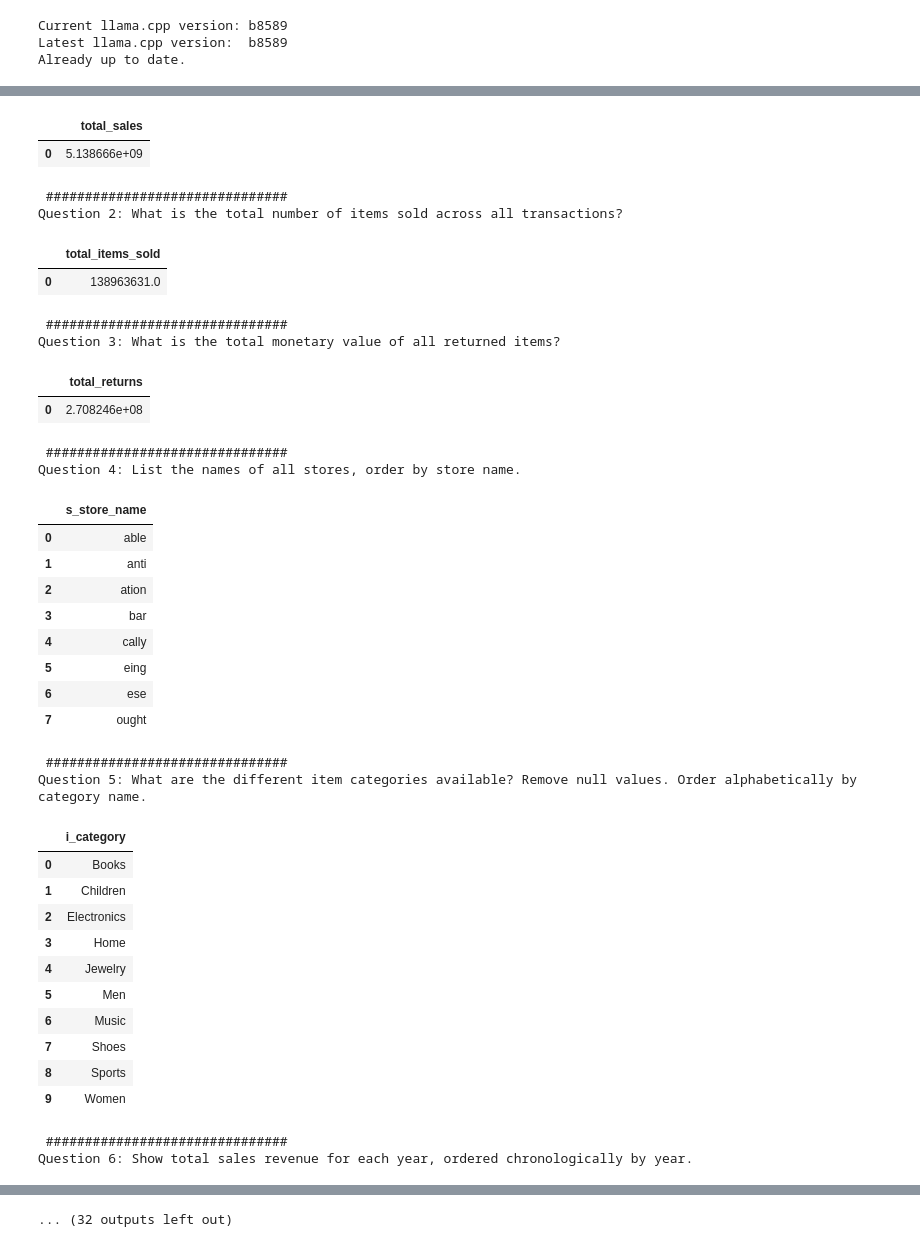
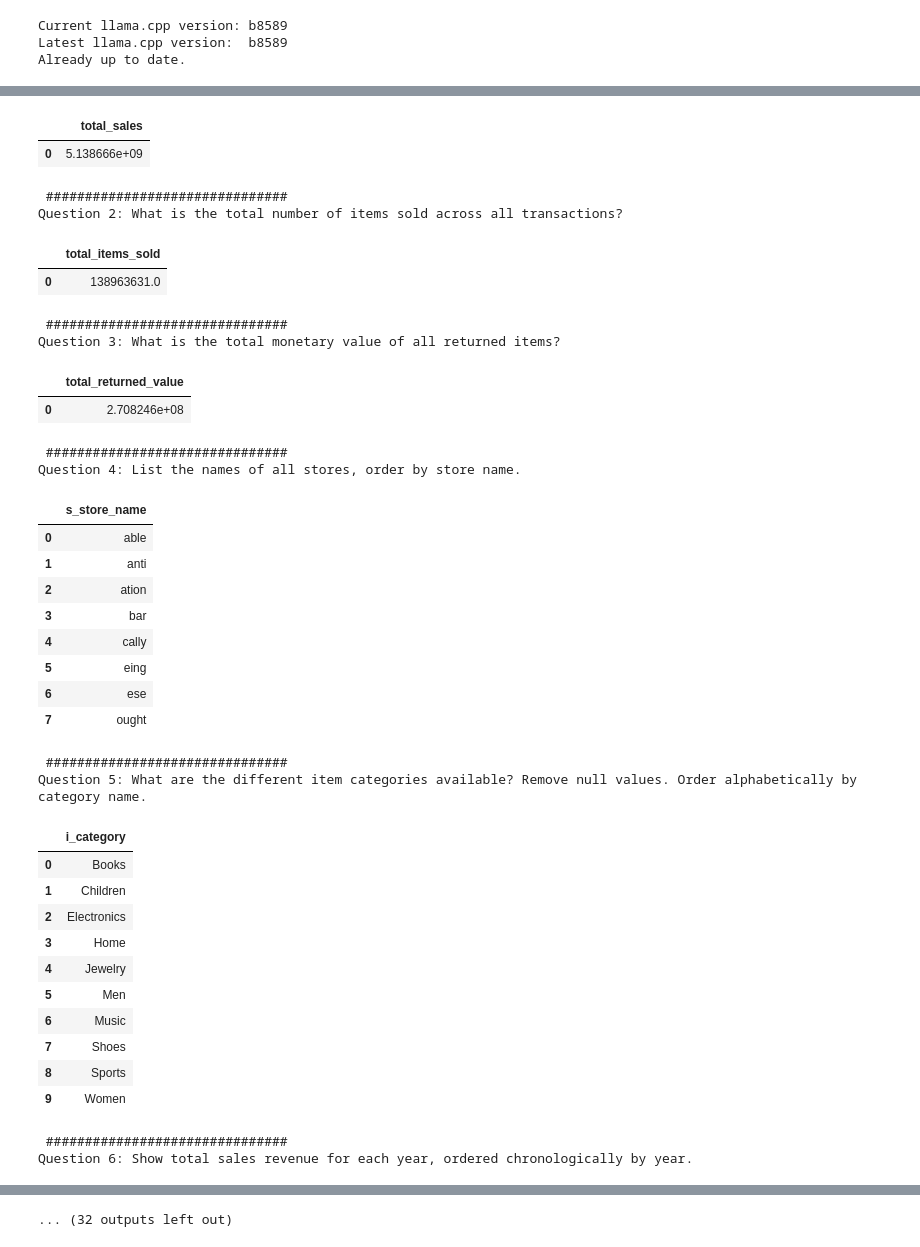
Before and after one commit to djouallah/semantic_sql_testing, a Jupyter notebook: SLM_SQL_test.ipynb, the cells around one changed output, grey strips where cells are left out. Saved outputs shown, nothing was run; the diff lists cells and outputs as text; code cells hidden in the pictures.

```diff
--- a/SLM_SQL_test.ipynb
+++ b/SLM_SQL_test.ipynb
@@ -15,9 +15,8 @@ Already up to date.
 %%time
 # Change model name and run this cell — gemma3-4b, qwen3.5-4b, qwen3-4b-instruct-2507, nemotron3-nano-4b
 model_name = 'qwen3-4b-instruct-2507'
-#s_m = r'c:\llm\semantic_model.txt'
-s_m = r'c:\llm\semantic_models\semantic_model_simplified.txt'
-#s_m = 'bsl'
+#s_m = r'c:\llm\semantic_model.yaml'
+s_m = r'c:\llm\semantic_models\semantic_model_simplified.yaml'
 #s_m = 'malloy'
 bench.run_test(model_name, semantic_model=s_m)
 # %% [output]
@@ -39,13 +38,13 @@ Waiting for server to start...
 Question 1: What is the overall total sales revenue?
 |  | total_sales |
 | 0 | 5.138666e+09 |
  ###############################
 Question 2: What is the total number of items sold across all transactions?
 |  | total_items_sold |
 | 0 | 138963631.0 |
  ###############################
 Question 3: What is the total monetary value of all returned items?
-|  | total_returns |
+|  | total_returned_value |
 | 0 | 2.708246e+08 |
  ###############################
 Question 4: List the names of all stores, order by store name.
```
Also changed, not shown: parts of 3 cells of this notebook, 9 other files.
